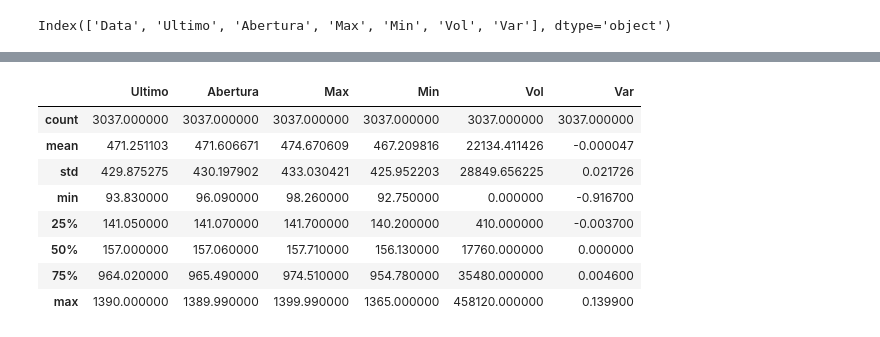
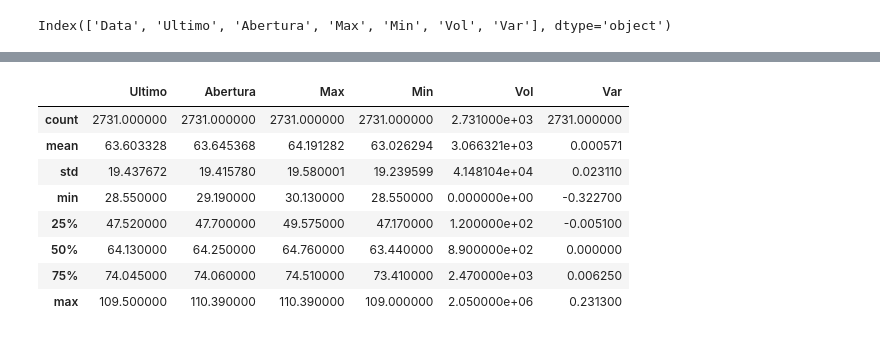
Before and after one commit to luluthedevil/tcc_usp, a Jupyter notebook: Normalizacao_dos_dados.ipynb, the cells around one changed output, grey strips where cells are left out. Saved outputs shown, nothing was run; the diff lists cells and outputs as text; code cells hidden in the pictures.

```diff
--- a/Normalizacao_dos_dados.ipynb
+++ b/Normalizacao_dos_dados.ipynb
@@ -232,5 +266,5 @@ df_hgcr.describe()
 # %%
-df_hglg = pd.read_csv("./HGLG11 Dados Históricos.csv")
-df_hglg.head()
+df_abcp = pd.read_csv("./ABCP11 Dados Históricos.csv")
+df_abcp.head()
 # %% [output]
 |  | Data | Último | Abertura | Máxima | Mínima | Vol. | Var% |
@@ -242,5 +276,5 @@ df_hglg.head()
 # %%
-df_hglg = limpar_dados(df_hglg)
-df_hglg.info()
+df_abcp = limpar_dados(df_abcp)
+df_abcp.info()
 # %% [output]
 <class 'pandas.core.frame.DataFrame'>
@@ -259,15 +293,15 @@ memory usage: 166.1 KB
 # %%
-df_hglg.describe()
+df_abcp.describe()
 # %% [output]
 |  | Ultimo | Abertura | Max | Min | Vol | Var |
-| count | 3037.000000 | 3037.000000 | 3037.000000 | 3037.000000 | 3037.000000 | 3037.000000 |
-| mean | 471.251103 | 471.606671 | 474.670609 | 467.209816 | 22134.411426 | -0.000047 |
-| std | 429.875275 | 430.197902 | 433.030421 | 425.952203 | 28849.656225 | 0.021726 |
-| min | 93.830000 | 96.090000 | 98.260000 | 92.750000 | 0.000000 | -0.916700 |
-| 25% | 141.050000 | 141.070000 | 141.700000 | 140.200000 | 410.000000 | -0.003700 |
-| 50% | 157.000000 | 157.060000 | 157.710000 | 156.130000 | 17760.000000 | 0.000000 |
-| 75% | 964.020000 | 965.490000 | 974.510000 | 954.780000 | 35480.000000 | 0.004600 |
-| max | 1390.000000 | 1389.990000 | 1399.990000 | 1365.000000 | 458120.000000 | 0.139900 |
+| count | 2731.000000 | 2731.000000 | 2731.000000 | 2731.000000 | 2.731000e+03 | 2731.000000 |
+| mean | 63.603328 | 63.645368 | 64.191282 | 63.026294 | 3.066321e+03 | 0.000571 |
+| std | 19.437672 | 19.415780 | 19.580001 | 19.239599 | 4.148104e+04 | 0.023110 |
+| min | 28.550000 | 29.190000 | 30.130000 | 28.550000 | 0.000000e+00 | -0.322700 |
+| 25% | 47.520000 | 47.700000 | 49.575000 | 47.170000 | 1.200000e+02 | -0.005100 |
+| 50% | 64.130000 | 64.250000 | 64.760000 | 63.440000 | 8.900000e+02 | 0.000000 |
+| 75% | 74.045000 | 74.060000 | 74.510000 | 73.410000 | 2.470000e+03 | 0.006250 |
+| max | 109.500000 | 110.390000 | 110.390000 | 109.000000 | 2.050000e+06 | 0.231300 |
 # %%
 df_jsre = pd.read_csv("./JSRE11 Dados Históricos.csv")
 df_jsre.head()
```
Also changed, not shown: parts of 62 cells of this notebook, 14 other files.
